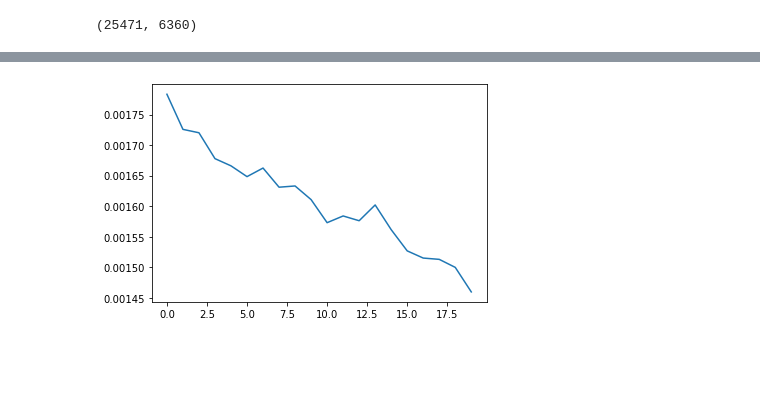
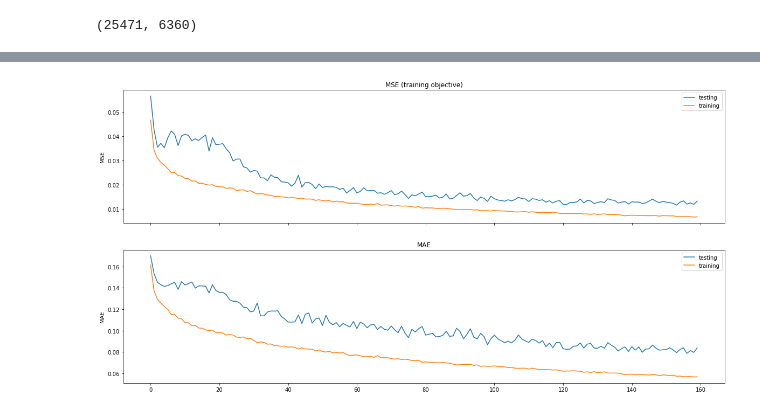
Before and after one commit to openclimatefix/predict_pv_yield_OLD, a Jupyter notebook: notebooks/data_analysis/ML_experiment_001.ipynb, the cells around one changed output, grey strips where cells are left out. Saved outputs shown, nothing was run; the diff lists cells and outputs as text; code cells hidden in the pictures; blank space fills up the shorter version.

```diff
--- a/notebooks/data_analysis/ML_experiment_001.ipynb
+++ b/notebooks/data_analysis/ML_experiment_001.ipynb
@@ -424,6 +452,18 @@ Wall time: 4min 56s
-# %%
-plt.plot(losses);
-# %% [output]
-[figure, removed]
+# %%
+fig, (ax1, ax2) = plt.subplots(nrows=2, sharex=True, figsize=(20, 10))
+
+ax1.plot(test_losses, label='testing')
+ax1.plot(train_losses, label='training')
+ax1.set_title('MSE (training objective)')
+ax1.set_ylabel('MSE')
+ax1.legend()
+
+ax2.plot(test_mae_losses, label='testing')
+ax2.plot(train_mae_losses, label='training')
+ax2.set_title('MAE')
+ax2.set_ylabel('MAE')
+ax2.legend();
+# %% [output]
+[figure, added]
 # %%
 %%time
```
Also changed, not shown: parts of 10 cells of this notebook.
